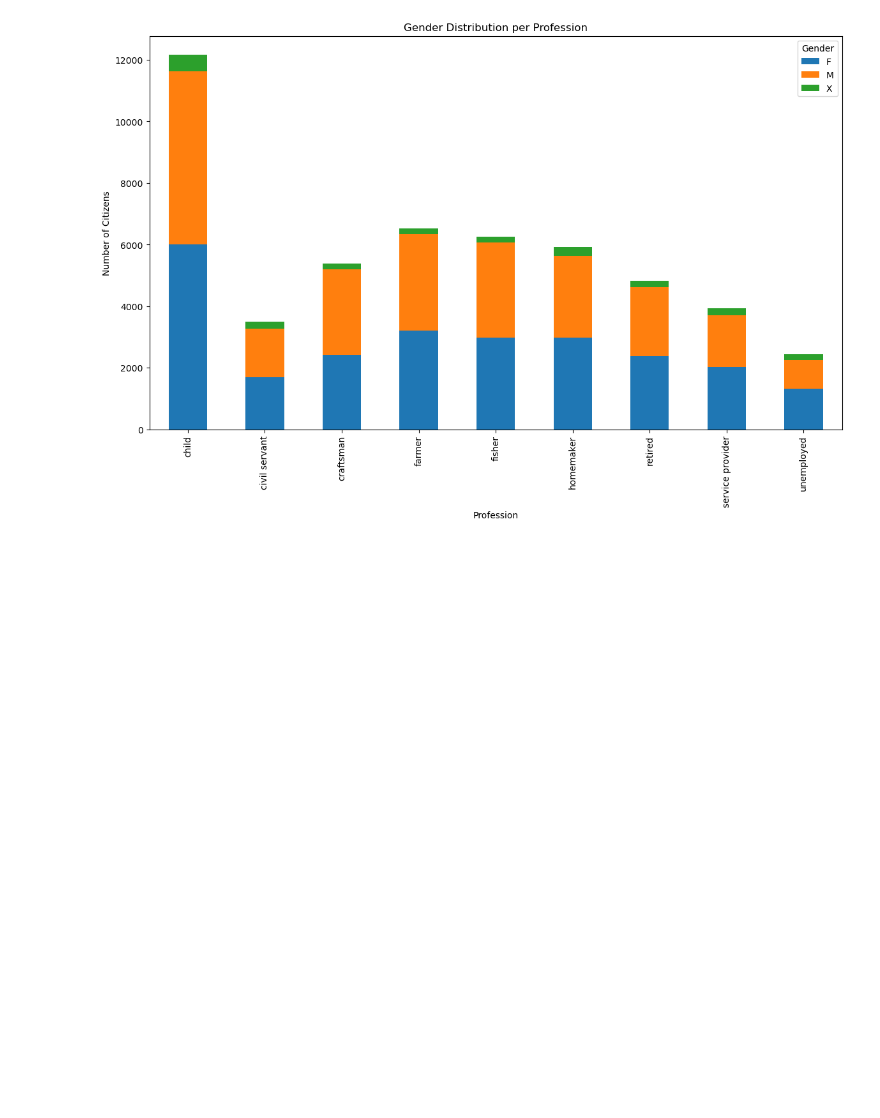
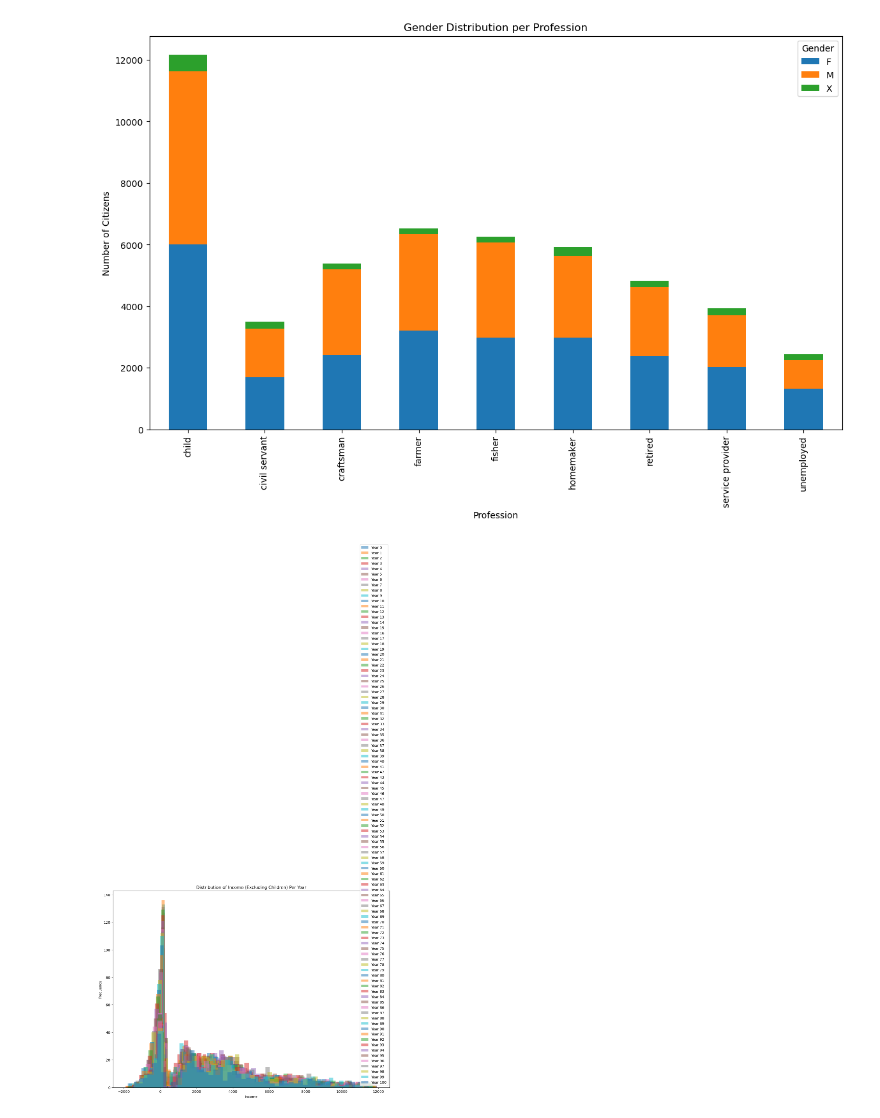
Before and after one commit to merijnvervoorn/islandtm, a Jupyter notebook: visualisation.ipynb, the cells around one changed output. Saved outputs shown, nothing was run; the diff lists cells and outputs as text; code cells hidden in the pictures; blank space fills up the shorter version.

Commit message:
Visualisation notebook

```diff
--- a/visualisation.ipynb
+++ b/visualisation.ipynb
@@ -178,3 +178,21 @@ plt.legend(title='Gender')
 plt.show()
 # %% [output]
 [figure]
+# %%
+# Filter out the rows where the profession is 'child'
+filtered_data_df = data_df[data_df['profession'] != 'child']
+
+# Plot the distribution of income excluding children per year
+years = filtered_data_df['year'].unique()
+plt.figure(figsize=(14, 10))
+
+for year in years:
+    plt.hist(filtered_data_df[filtered_data_df['year'] == year]['income'], bins=50, alpha=0.5, label=f'Year {year}')
+
+plt.xlabel('Income')
+plt.ylabel('Frequency')
+plt.title('Distribution of Income (Excluding Children) Per Year')
+plt.legend()
+plt.show()
+# %% [output]
+[figure, added]
```
